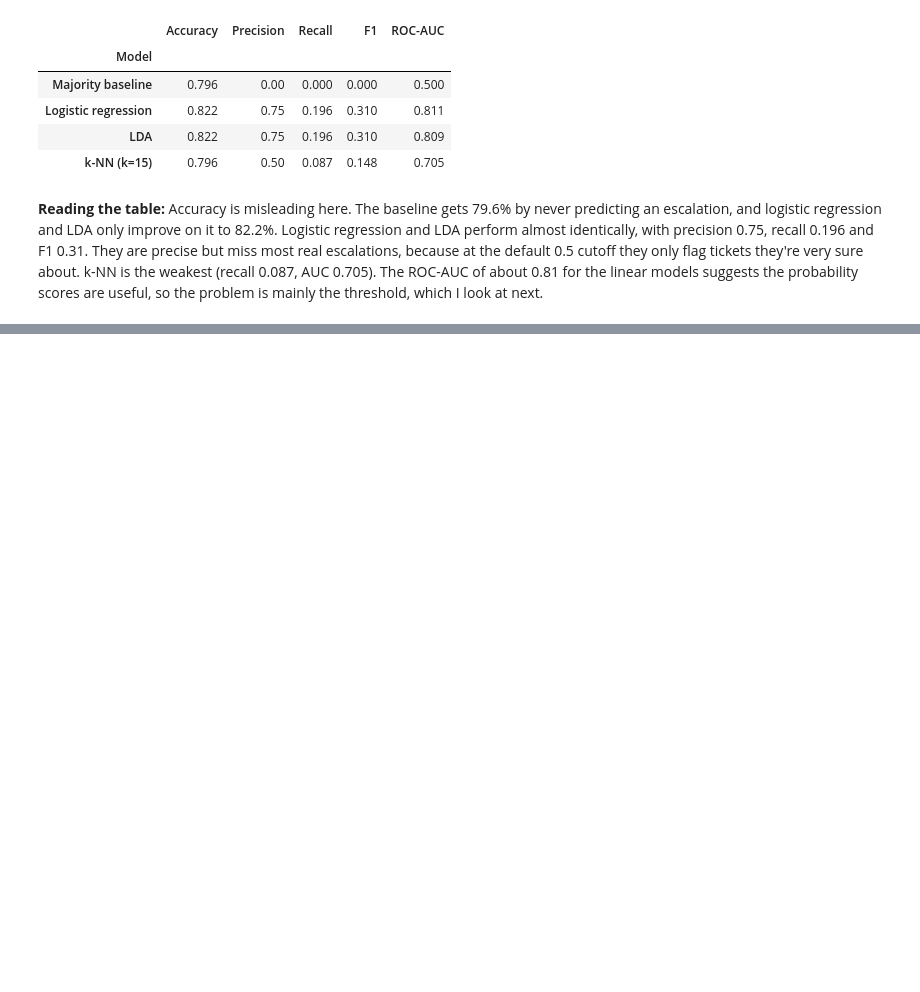
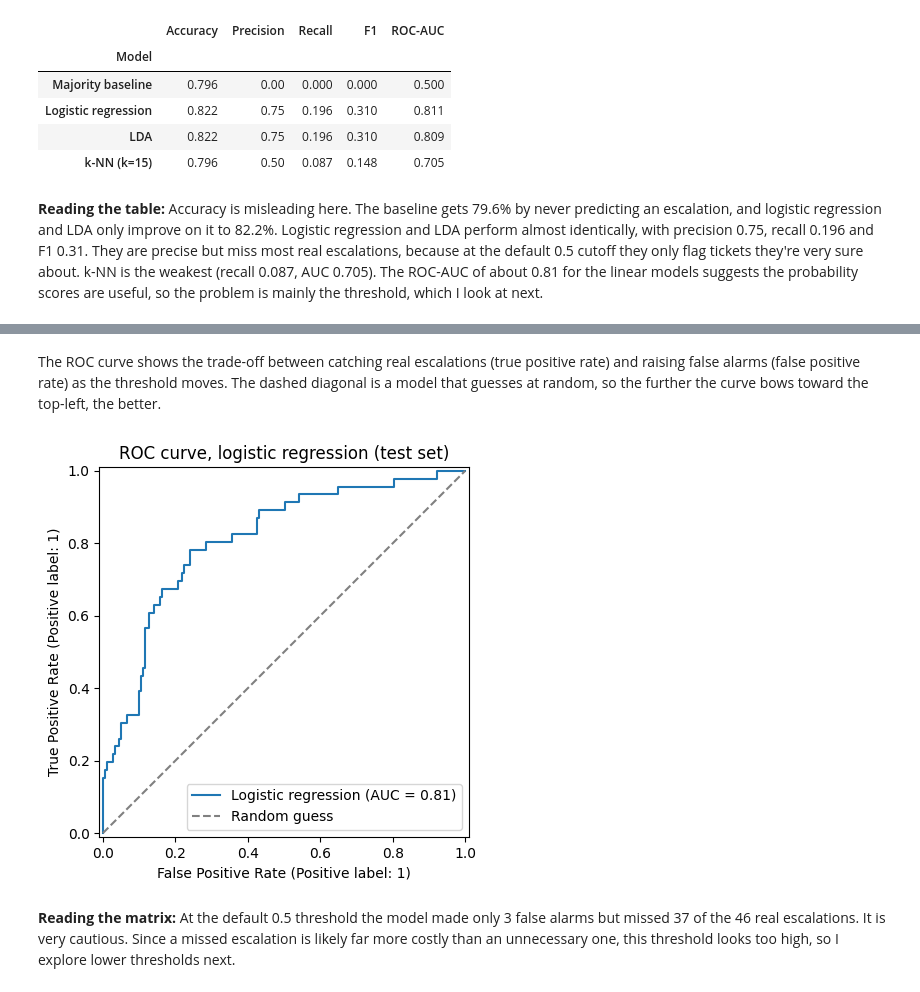
Before and after one commit to Ruhama-Beshada/lab3-ticket-escalation, a Jupyter notebook: lab3_ticket_escalation.ipynb, the cells around one changed output, grey strips where cells are left out. Drawn from its saved outputs; the diff is of its cells as text; code cells hidden in the pictures; blank space fills up the shorter version.

```diff
--- a/lab3_ticket_escalation.ipynb
+++ b/lab3_ticket_escalation.ipynb
@@ -312,0 +331,12 @@ results
+# %% [markdown]
+The ROC curve shows the trade-off between catching real escalations (true positive rate) and raising false alarms (false positive rate) as the threshold moves. The dashed diagonal is a model that guesses at random, so the further the curve bows toward the top-left, the better.
+# %%
+RocCurveDisplay.from_estimator(lr_pipe, X_test, y_test, name="Logistic regression")
+plt.plot([0, 1], [0, 1], "--", color="gray", label="Random guess")
+plt.legend()
+plt.title("ROC curve, logistic regression (test set)")
+plt.show()
+# %% [output]
+[figure, added]
+# %% [markdown]
+**Reading the matrix:** At the default 0.5 threshold the model made only 3 false alarms but missed 37 of the 46 real escalations. It is very cautious. Since a missed escalation is likely far more costly than an unnecessary one, this threshold looks too high, so I explore lower thresholds next.
```
Also changed, not shown: parts of 2 cells of this notebook.
